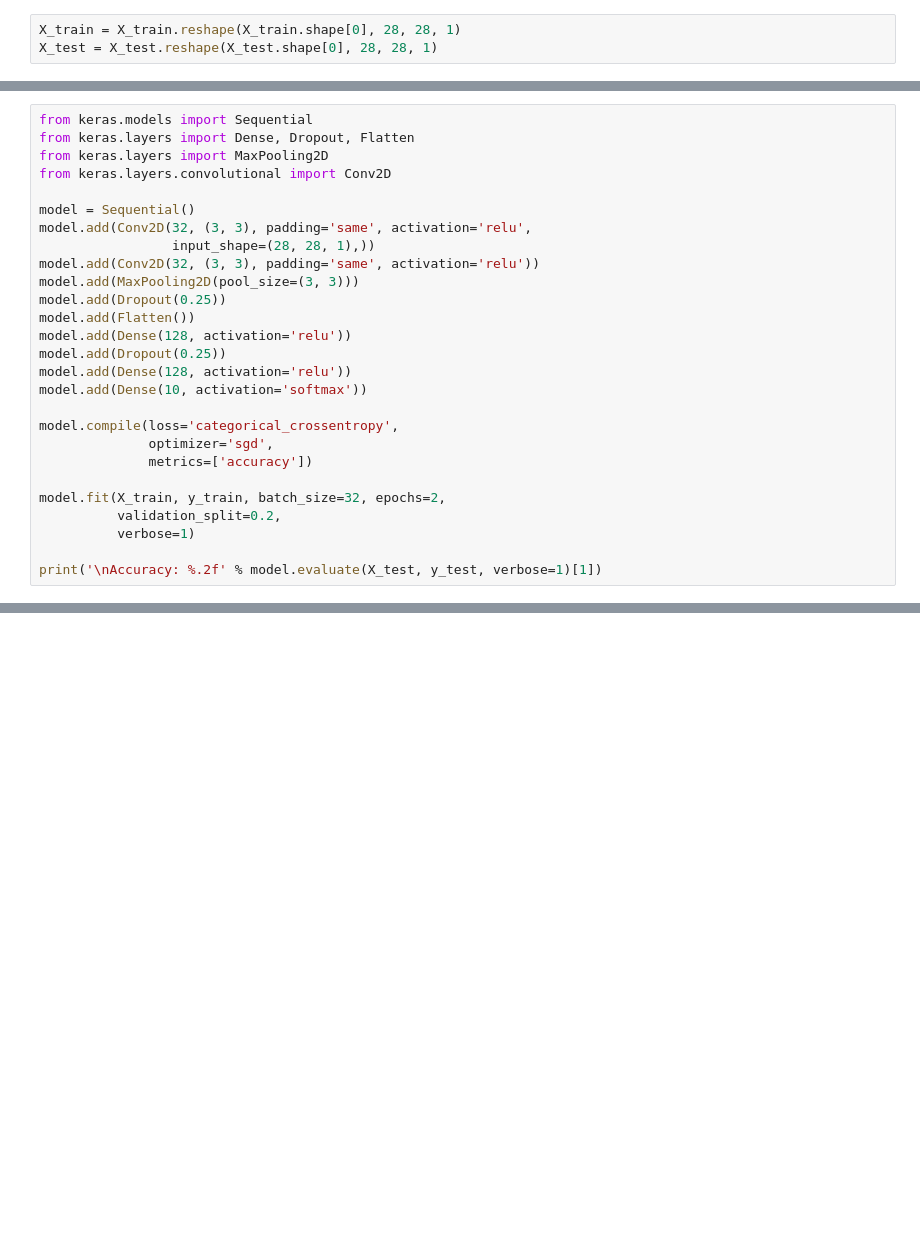
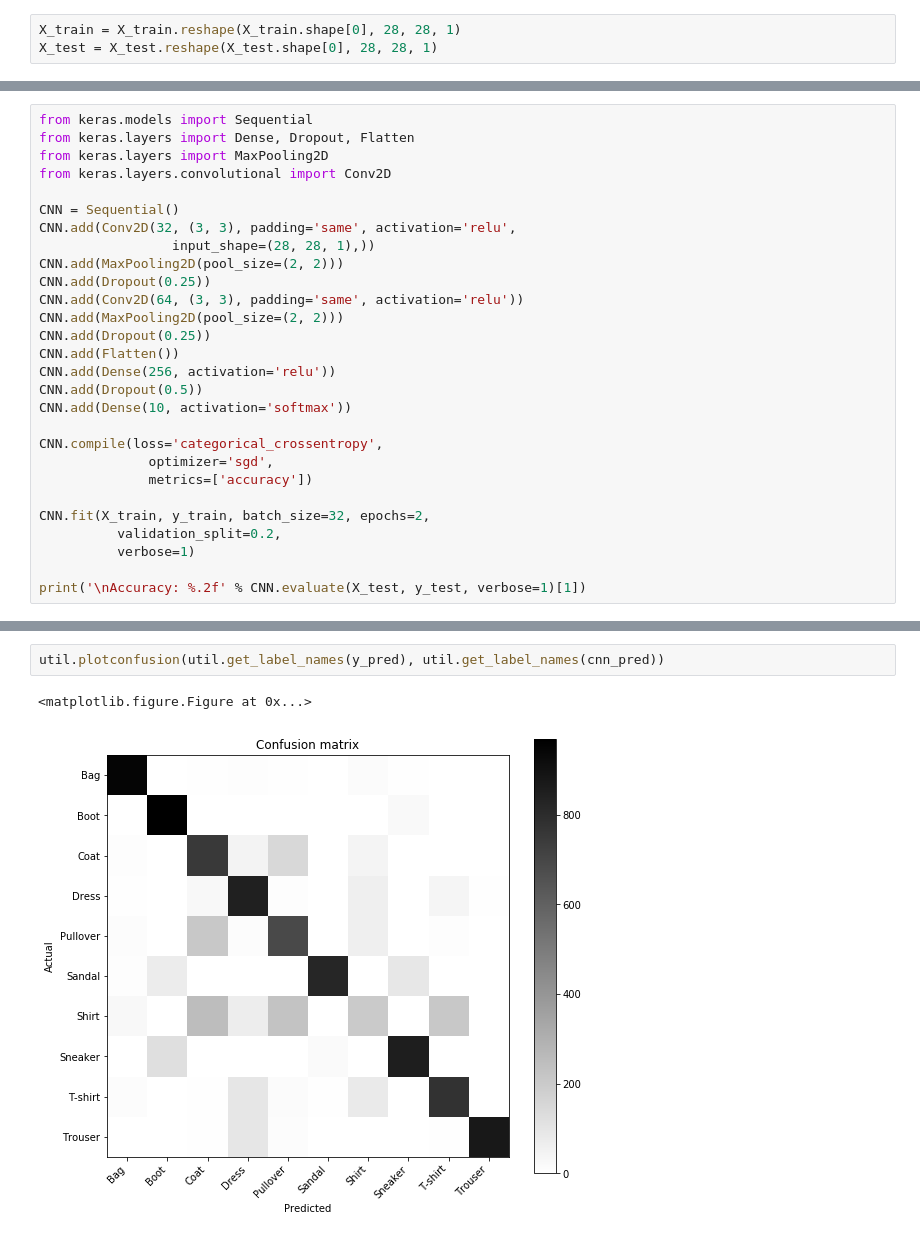
Before and after one commit to MLIME/12aMostra, a Jupyter notebook: src/Keras Tutorial.ipynb, the cells around one changed output, grey strips where cells are left out. Cells and saved outputs as stored; diff of their text form; blank space fills up the shorter version.

```diff
--- a/src/Keras Tutorial.ipynb
+++ b/src/Keras Tutorial.ipynb
@@ -129,27 +140,28 @@ from keras.layers import Dense, Dropout, Flatten
 from keras.layers import MaxPooling2D
 from keras.layers.convolutional import Conv2D
 
-model = Sequential()
-model.add(Conv2D(32, (3, 3), padding='same', activation='relu',
+CNN = Sequential()
+CNN.add(Conv2D(32, (3, 3), padding='same', activation='relu',
                  input_shape=(28, 28, 1),))
-model.add(Conv2D(32, (3, 3), padding='same', activation='relu'))
-model.add(MaxPooling2D(pool_size=(3, 3)))
-model.add(Dropout(0.25))
-model.add(Flatten())
-model.add(Dense(128, activation='relu'))
-model.add(Dropout(0.25))
-model.add(Dense(128, activation='relu'))
-model.add(Dense(10, activation='softmax'))
+CNN.add(MaxPooling2D(pool_size=(2, 2)))
+CNN.add(Dropout(0.25))
+CNN.add(Conv2D(64, (3, 3), padding='same', activation='relu'))
+CNN.add(MaxPooling2D(pool_size=(2, 2)))
+CNN.add(Dropout(0.25))
+CNN.add(Flatten())
+CNN.add(Dense(256, activation='relu'))
+CNN.add(Dropout(0.5))
+CNN.add(Dense(10, activation='softmax'))
 
-model.compile(loss='categorical_crossentropy',
+CNN.compile(loss='categorical_crossentropy',
               optimizer='sgd',
               metrics=['accuracy'])
 
-model.fit(X_train, y_train, batch_size=32, epochs=2,
+CNN.fit(X_train, y_train, batch_size=32, epochs=2,
           validation_split=0.2,
           verbose=1)
 
-print('\nAccuracy: %.2f' % model.evaluate(X_test, y_test, verbose=1)[1])
+print('\nAccuracy: %.2f' % CNN.evaluate(X_test, y_test, verbose=1)[1])
 # %% [output]
 Train on 48000 samples, validate on 12000 samples
 Epoch 1/2
@@ -159,0 +188,5 @@ Accuracy: 0.81
+# %%
+util.plotconfusion(util.get_label_names(y_pred), util.get_label_names(cnn_pred))
+# %% [output]
+<matplotlib.figure.Figure at 0x...>
+[figure, added]
```
Also changed, not shown: parts of 14 cells of this notebook, 2 other files.
